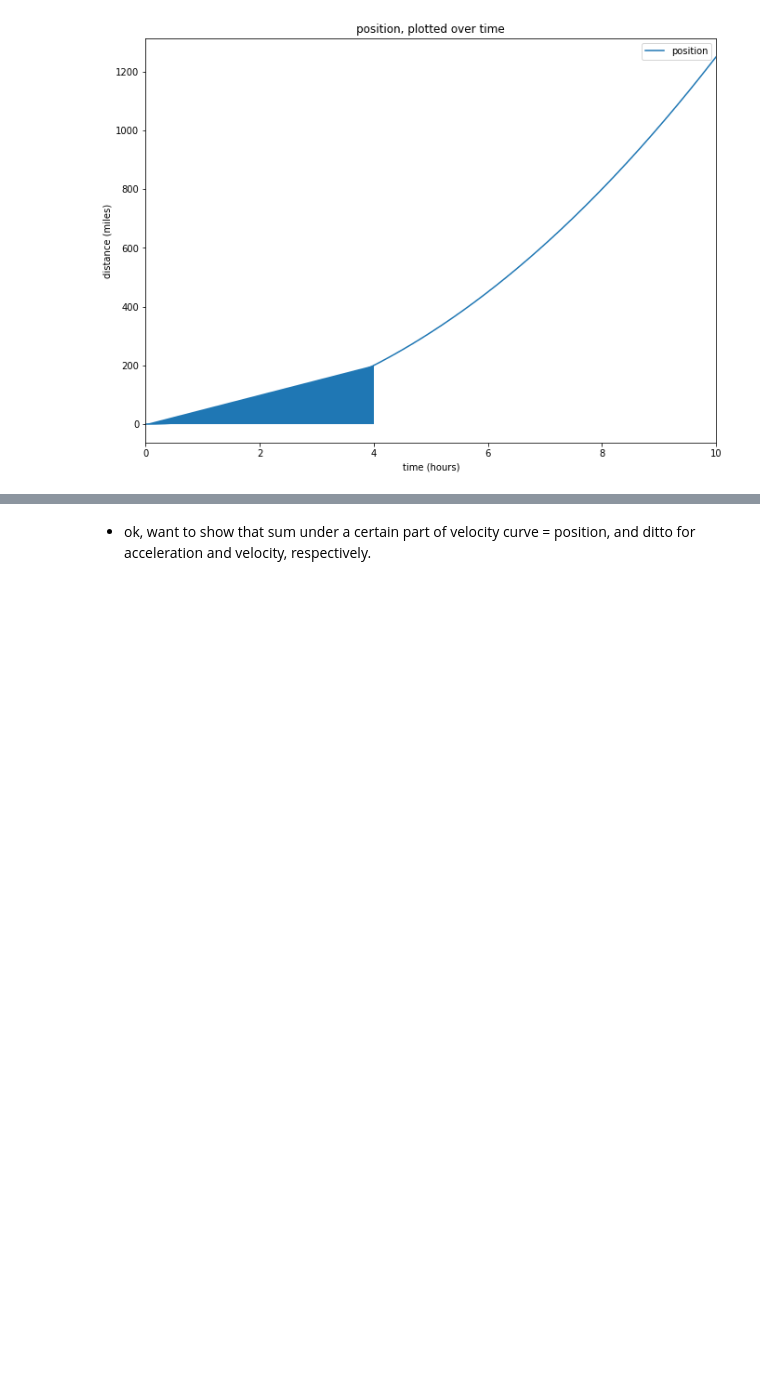
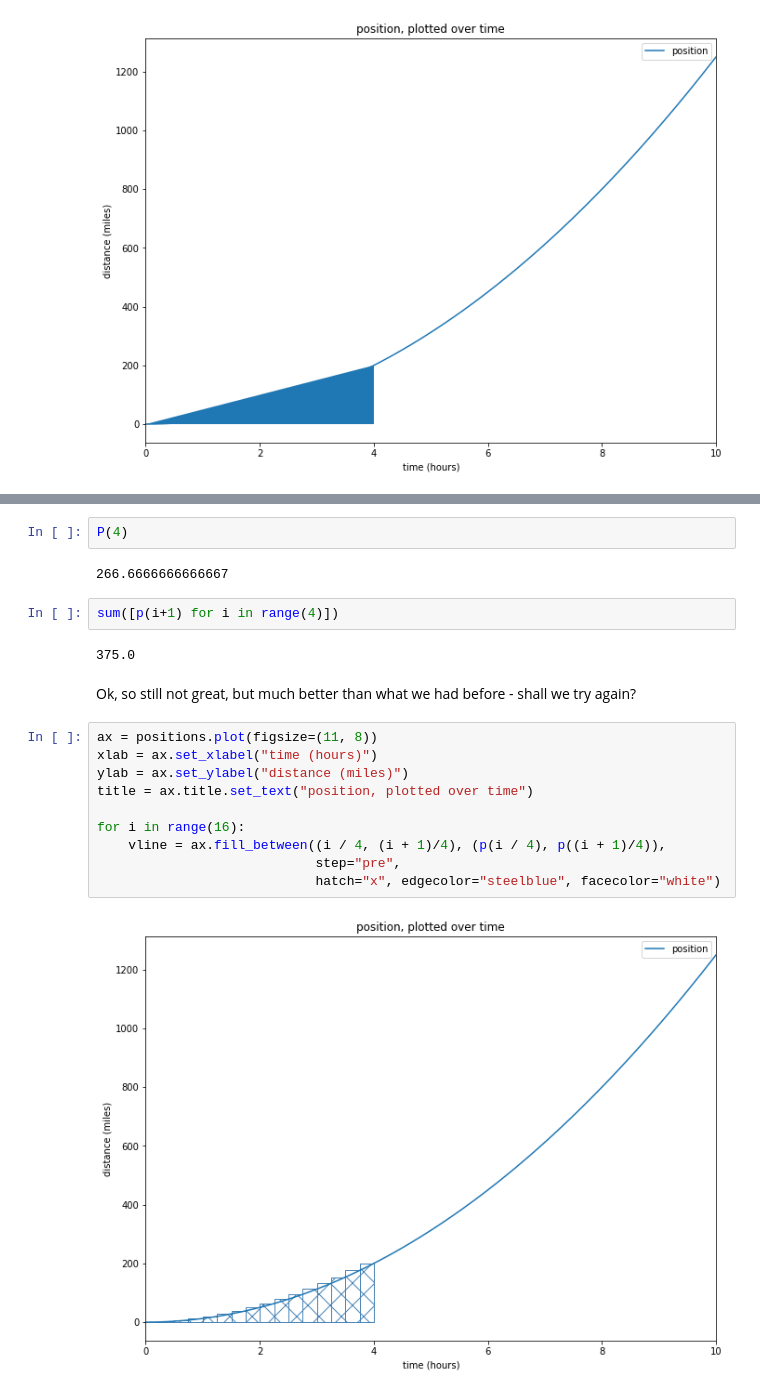
Before and after one commit to contently/math_class, a Jupyter notebook: calculus_integrals.ipynb, the cells around one changed output, grey strips where cells are left out. Cells and saved outputs as stored; diff of their text form; blank space fills up the shorter version.

```diff
--- a/calculus_integrals.ipynb
+++ b/calculus_integrals.ipynb
@@ -127,2 +173,22 @@ for i in np.linspace(0, 4, num=4):
-# %% [markdown]
-- ok, want to show that sum under a certain part of velocity curve = position, and ditto for acceleration and velocity, respectively.
+# %%
+P(4)
+# %% [output]
+266.6666666666667
+# %%
+sum([p(i+1) for i in range(4)])
+# %% [output]
+375.0
+# %% [markdown]
+Ok, so still not great, but much better than what we had before - shall we try again?
+# %%
+ax = positions.plot(figsize=(11, 8))
+xlab = ax.set_xlabel("time (hours)")
+ylab = ax.set_ylabel("distance (miles)")
+title = ax.title.set_text("position, plotted over time")
+
+for i in range(16):
+    vline = ax.fill_between((i / 4, (i + 1)/4), (p(i / 4), p((i + 1)/4)),
+                            step="pre",
+                            hatch="x", edgecolor="steelblue", facecolor="white")
+# %% [output]
+[figure, added]
```
Also changed, not shown: parts of 45 cells of this notebook.
